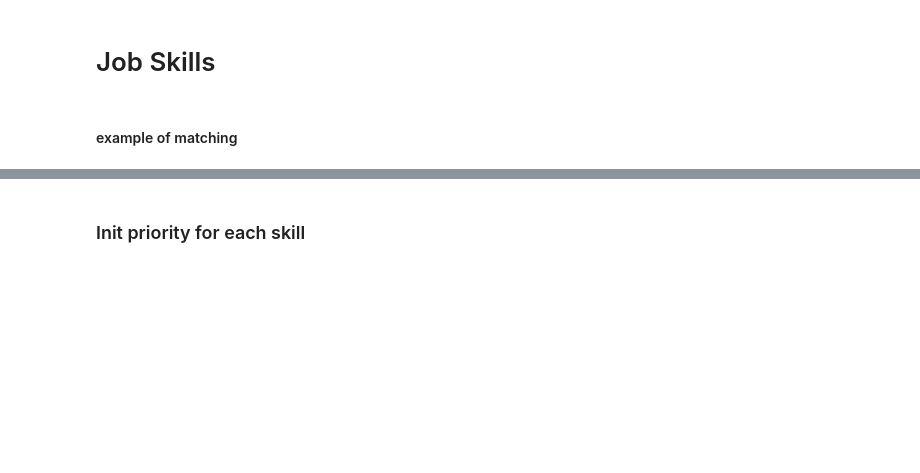
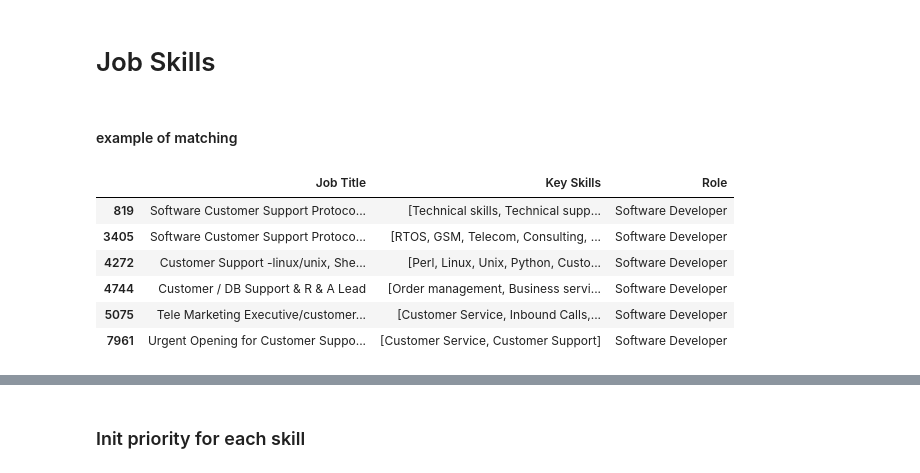
Before and after one commit to knwch/job-skillset, a Jupyter notebook: skill-prepare.ipynb, the cells around one changed output, grey strips where cells are left out. Drawn from its saved outputs; the diff is of its cells as text; code cells hidden in the pictures; blank space fills up the shorter version.

```diff
--- a/skill-prepare.ipynb
+++ b/skill-prepare.ipynb
@@ -270,4 +277,16 @@ def matchJobs(title, method, percent):
 # Job Skills
 # %% [markdown]
 #### example of matching
+# %%
+df_match = matchJobs(title="Customer Support", method="set", percent=90)
+with pd.option_context('display.max_rows', None, 'display.max_columns', None):
+    display(df_match)
+# %% [output]
+|  | Job Title | Key Skills | Role |
+| 819 | Software Customer Support Protoco... | [Technical skills, Technical supp... | Software Developer |
+| 3405 | Software Customer Support Protoco... | [RTOS, GSM, Telecom, Consulting, ... | Software Developer |
+| 4272 | Customer Support -linux/unix, She... | [Perl, Linux, Unix, Python, Custo... | Software Developer |
+| 4744 | Customer / DB Support & R & A Lead | [Order management, Business servi... | Software Developer |
+| 5075 | Tele Marketing Executive/customer... | [Customer Service, Inbound Calls,... | Software Developer |
+| 7961 | Urgent Opening for Customer Suppo... | [Customer Service, Customer Support] | Software Developer |
 # %%
```
Also changed, not shown: parts of 5 cells of this notebook, 3 other files.
